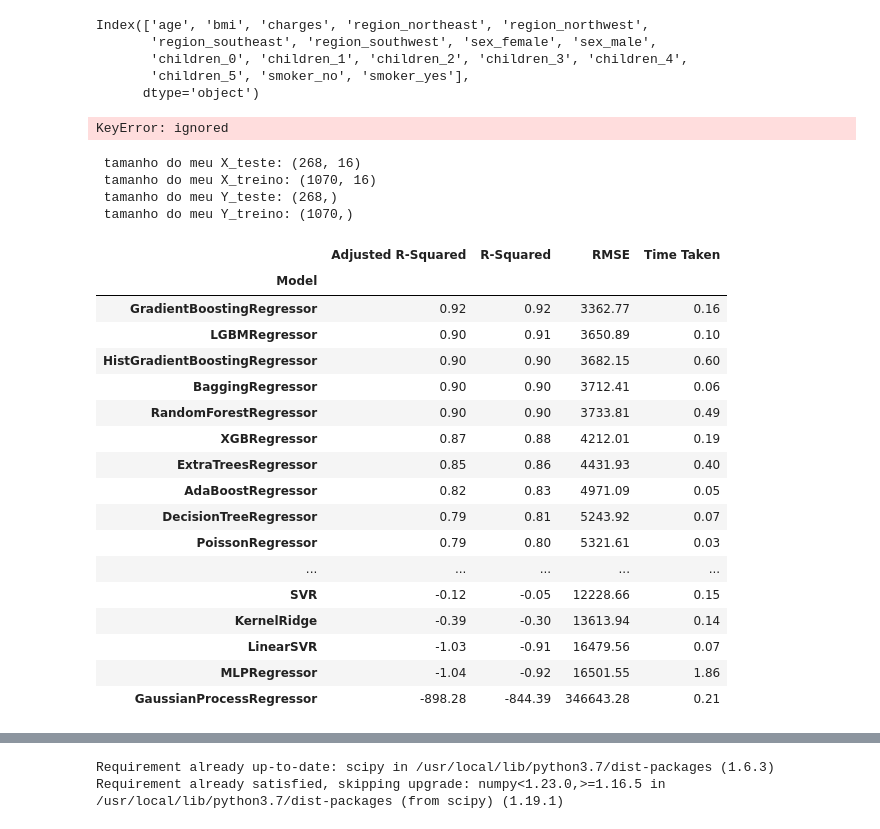
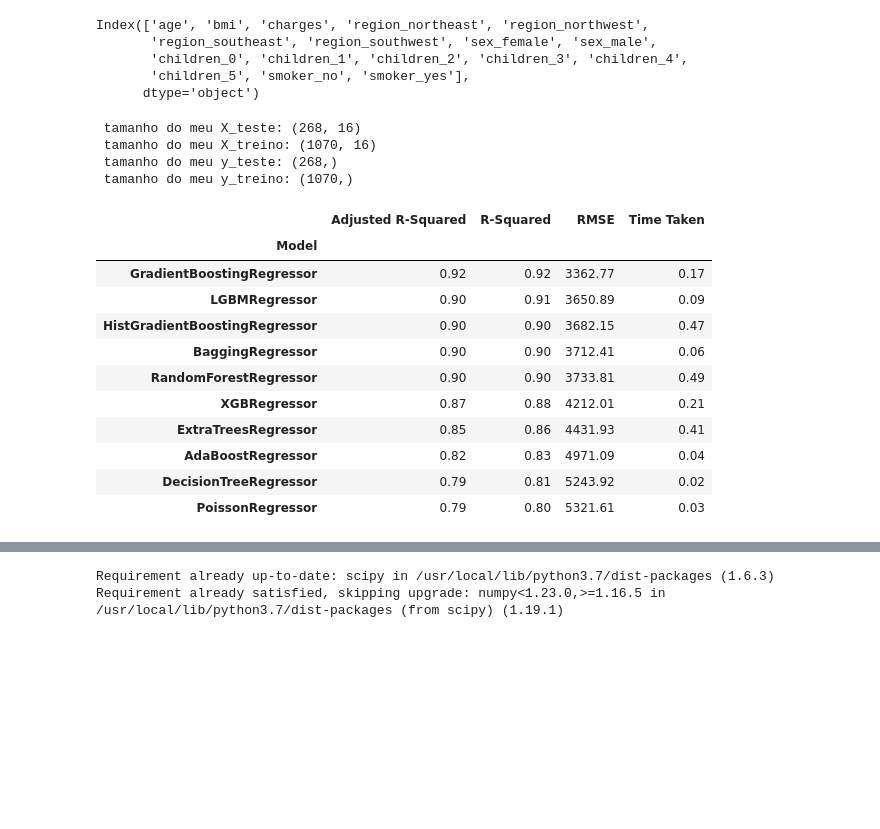
Before and after one commit to Jcnok/modelos-ml-python, a Jupyter notebook: Medical_Cost_Personal.ipynb, the cells around one changed output, grey strips where cells are left out. Cells and saved outputs as stored; diff of their text form; code cells hidden in the pictures; blank space fills up the shorter version.

```diff
--- a/Medical_Cost_Personal.ipynb
+++ b/Medical_Cost_Personal.ipynb
@@ -609 +648,4 @@ Index(['age', 'sex', 'bmi', 'children', 'smoker', 'region', 'charges'], dtype='o
+# %%
+#Carregando os dados medical cost personal
+df = pd.read_csv('https://raw.githubusercontent.com/stedy/Machine-Learning-with-R-datasets/master/insurance.csv')
 # %%
@@ -666,47 +723,40 @@ Index(['age', 'bmi', 'charges', 'region_northeast', 'region_northwest',
        'children_5', 'smoker_no', 'smoker_yes'],
       dtype='object')
 # %%
+# nesse primeiro momento vamos usar todas a variáveis com excessão do nosso target('charges')
 X = df[['age', 'bmi', 'region_northeast', 'region_northwest',
        'region_southeast', 'region_southwest', 'sex_female', 'sex_male',
        'children_0', 'children_1', 'children_2', 'children_3', 'children_4',
        'children_5', 'smoker_no', 'smoker_yes']]
 y = df['charges']
-# %% [output]
-KeyError: ignored
 # %%
 # divisão dos dados para treino e teste em 20% para teste
 X_train, X_test, y_train, y_test = train_test_split(X, y, test_size= 0.2, random_state= 13)
 # %%
 print(' tamanho do meu X_teste:', X_test.shape, '\n',
       'tamanho do meu X_treino:', X_train.shape, '\n',
-      'tamanho do meu Y_teste:' ,y_test.shape, '\n',
-      'tamanho do meu Y_treino:', y_train.shape)
+      'tamanho do meu y_teste:' ,y_test.shape, '\n',
+      'tamanho do meu y_treino:', y_train.shape)
 # %% [output]
  tamanho do meu X_teste: (268, 16)
  tamanho do meu X_treino: (1070, 16)
- tamanho do meu Y_teste: (268,)
- tamanho do meu Y_treino: (1070,)
+ tamanho do meu y_teste: (268,)
+ tamanho do meu y_treino: (1070,)
 # %%
 # Testando vários modelos de uma só vez!
 reg= LazyRegressor(verbose=0, ignore_warnings= True)
 models, predictions = reg.fit(X_train, X_test, y_train, y_test)
-models
+models.head(10)
 # %% [output]
 |  | Adjusted R-Squared | R-Squared | RMSE | Time Taken |
 | Model |  |  |  |  |
-| GradientBoostingRegressor | 0.92 | 0.92 | 3362.77 | 0.16 |
-| LGBMRegressor | 0.90 | 0.91 | 3650.89 | 0.10 |
-| HistGradientBoostingRegressor | 0.90 | 0.90 | 3682.15 | 0.60 |
+| GradientBoostingRegressor | 0.92 | 0.92 | 3362.77 | 0.17 |
+| LGBMRegressor | 0.90 | 0.91 | 3650.89 | 0.09 |
+| HistGradientBoostingRegressor | 0.90 | 0.90 | 3682.15 | 0.47 |
 | BaggingRegressor | 0.90 | 0.90 | 3712.41 | 0.06 |
 | RandomForestRegressor | 0.90 | 0.90 | 3733.81 | 0.49 |
-| XGBRegressor | 0.87 | 0.88 | 4212.01 | 0.19 |
-| ExtraTreesRegressor | 0.85 | 0.86 | 4431.93 | 0.40 |
-| AdaBoostRegressor | 0.82 | 0.83 | 4971.09 | 0.05 |
-| DecisionTreeRegressor | 0.79 | 0.81 | 5243.92 | 0.07 |
+| XGBRegressor | 0.87 | 0.88 | 4212.01 | 0.21 |
+| ExtraTreesRegressor | 0.85 | 0.86 | 4431.93 | 0.41 |
+| AdaBoostRegressor | 0.82 | 0.83 | 4971.09 | 0.04 |
+| DecisionTreeRegressor | 0.79 | 0.81 | 5243.92 | 0.02 |
 | PoissonRegressor | 0.79 | 0.80 | 5321.61 | 0.03 |
-| ... | ... | ... | ... | ... |
-| SVR | -0.12 | -0.05 | 12228.66 | 0.15 |
-| KernelRidge | -0.39 | -0.30 | 13613.94 | 0.14 |
-| LinearSVR | -1.03 | -0.91 | 16479.56 | 0.07 |
-| MLPRegressor | -1.04 | -0.92 | 16501.55 | 1.86 |
-| GaussianProcessRegressor | -898.28 | -844.39 | 346643.28 | 0.21 |
```
Also changed, not shown: parts of 89 cells of this notebook.
